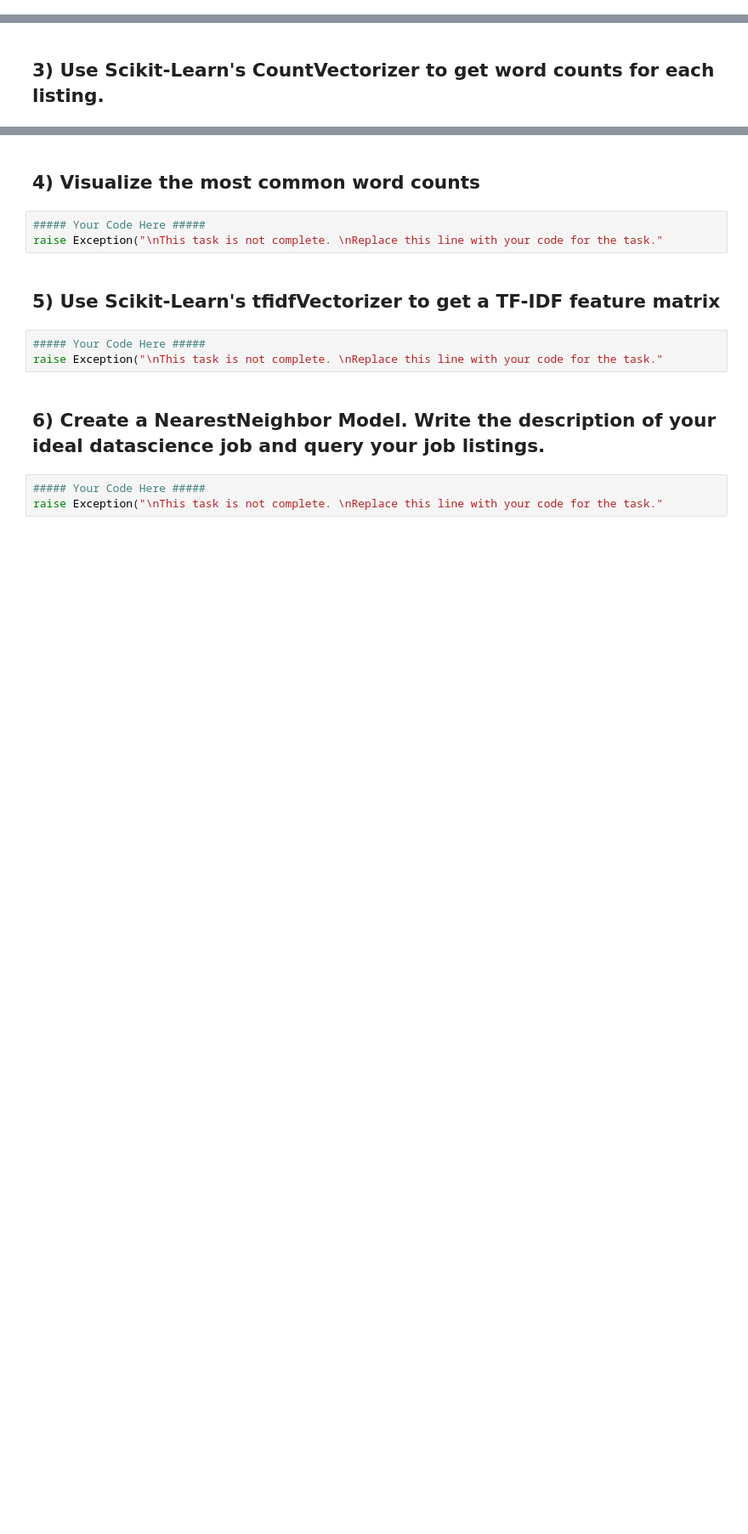
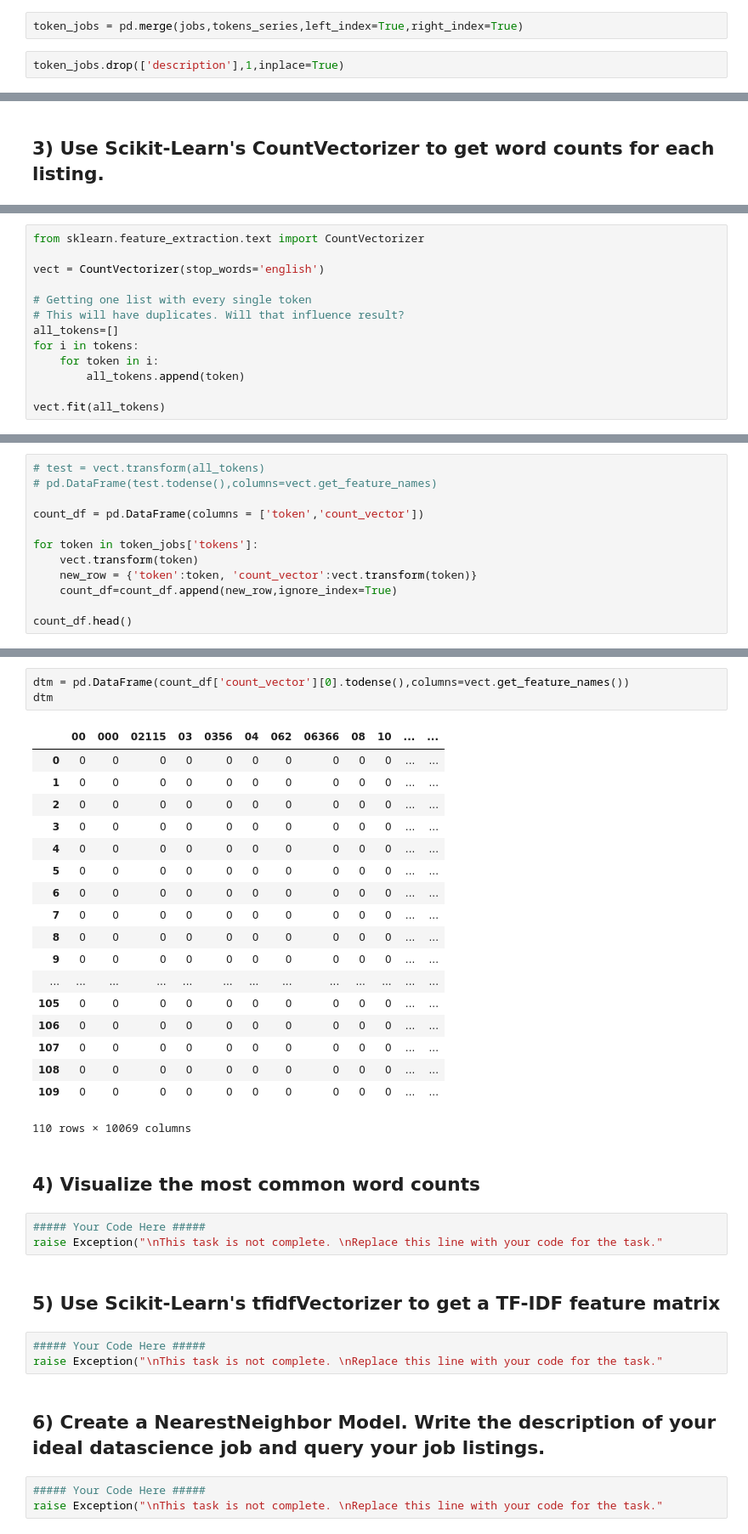
Before and after one commit to mvkumar14/DS-Unit-4-Sprint-1-NLP, a Jupyter notebook: module2-vector-representations/LS_DS_412_Vector_Representations_Assignment.ipynb, the cells around one changed output, grey strips where cells are left out. Shown at 85% size. Saved outputs shown, nothing was run; the diff lists cells and outputs as text; blank space fills up the shorter version.

```diff
--- a/module2-vector-representations/LS_DS_412_Vector_Representations_Assignment.ipynb
+++ b/module2-vector-representations/LS_DS_412_Vector_Representations_Assignment.ipynb
@@ -95,0 +124,4 @@ for doc in tokenizer.pipe(parsed_entries['full_review_text'],batch_size=500):
+# %%
+token_jobs = pd.merge(jobs,tokens_series,left_index=True,right_index=True)
+# %%
+token_jobs.drop(['description'],1,inplace=True)
@@ -100,0 +139,13 @@ raise Exception("\nThis task is not complete. \nReplace this line with your code
+# %%
+from sklearn.feature_extraction.text import CountVectorizer
+
+vect = CountVectorizer(stop_words='english')
+
+# Getting one list with every single token
+# This will have duplicates. Will that influence result?
+all_tokens=[]
+for i in tokens:
+    for token in i:
+        all_tokens.append(token)
+
+vect.fit(all_tokens)
@@ -100,0 +159,12 @@ raise Exception("\nThis task is not complete. \nReplace this line with your code
+# %%
+# test = vect.transform(all_tokens)
+# pd.DataFrame(test.todense(),columns=vect.get_feature_names)
+
+count_df = pd.DataFrame(columns = ['token','count_vector'])
+
+for token in token_jobs['tokens']:
+    vect.transform(token)
+    new_row = {'token':token, 'count_vector':vect.transform(token)}
+    count_df=count_df.append(new_row,ignore_index=True)
+
+count_df.head()
@@ -101,3 +190,25 @@ raise Exception("\nThis task is not complete. \nReplace this line with your code
+# %%
+dtm = pd.DataFrame(count_df['count_vector'][0].todense(),columns=vect.get_feature_names())
+dtm
+# %% [output]
+|  | 00 | 000 | 02115 | 03 | 0356 | 04 | 062 | 06366 | 08 | 10 | ... | ... |
+| 0 | 0 | 0 | 0 | 0 | 0 | 0 | 0 | 0 | 0 | 0 | ... | ... |
+| 1 | 0 | 0 | 0 | 0 | 0 | 0 | 0 | 0 | 0 | 0 | ... | ... |
+| 2 | 0 | 0 | 0 | 0 | 0 | 0 | 0 | 0 | 0 | 0 | ... | ... |
+| 3 | 0 | 0 | 0 | 0 | 0 | 0 | 0 | 0 | 0 | 0 | ... | ... |
+| 4 | 0 | 0 | 0 | 0 | 0 | 0 | 0 | 0 | 0 | 0 | ... | ... |
+| 5 | 0 | 0 | 0 | 0 | 0 | 0 | 0 | 0 | 0 | 0 | ... | ... |
+| 6 | 0 | 0 | 0 | 0 | 0 | 0 | 0 | 0 | 0 | 0 | ... | ... |
+| 7 | 0 | 0 | 0 | 0 | 0 | 0 | 0 | 0 | 0 | 0 | ... | ... |
+| 8 | 0 | 0 | 0 | 0 | 0 | 0 | 0 | 0 | 0 | 0 | ... | ... |
+| 9 | 0 | 0 | 0 | 0 | 0 | 0 | 0 | 0 | 0 | 0 | ... | ... |
+| ... | ... | ... | ... | ... | ... | ... | ... | ... | ... | ... | ... | ... |
+| 105 | 0 | 0 | 0 | 0 | 0 | 0 | 0 | 0 | 0 | 0 | ... | ... |
+| 106 | 0 | 0 | 0 | 0 | 0 | 0 | 0 | 0 | 0 | 0 | ... | ... |
+| 107 | 0 | 0 | 0 | 0 | 0 | 0 | 0 | 0 | 0 | 0 | ... | ... |
+| 108 | 0 | 0 | 0 | 0 | 0 | 0 | 0 | 0 | 0 | 0 | ... | ... |
+| 109 | 0 | 0 | 0 | 0 | 0 | 0 | 0 | 0 | 0 | 0 | ... | ... |
+110 rows × 10069 columns
 # %% [markdown]
 ## 4) Visualize the most common word counts
 # %%
```
Also changed, not shown: parts of 11 cells of this notebook, 1 other file.
